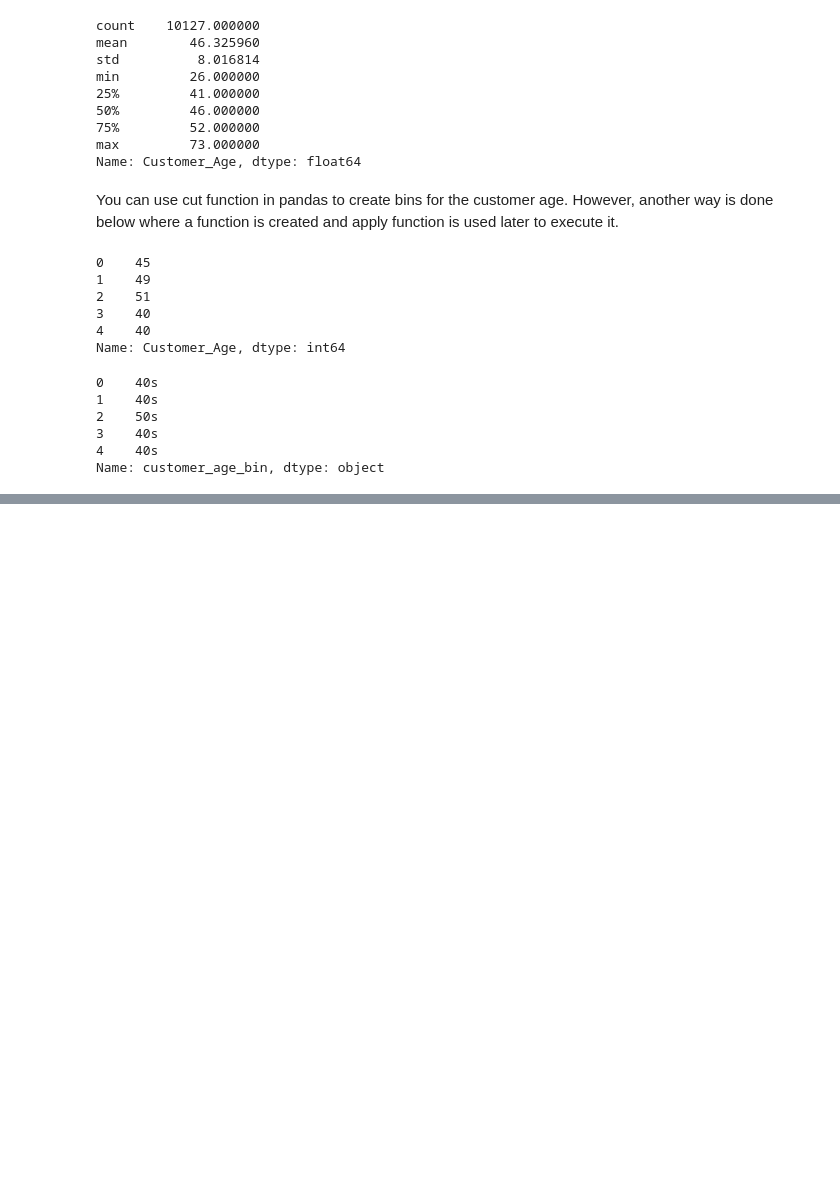
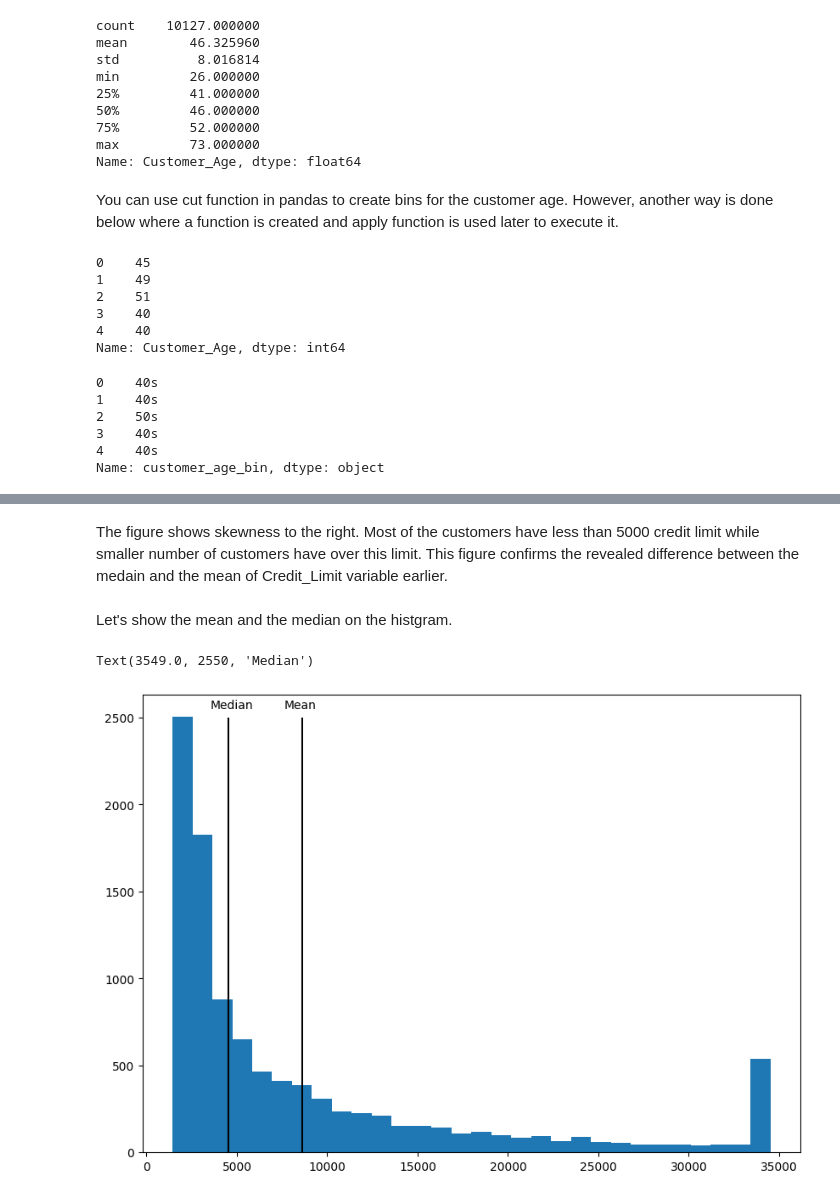
Before and after one commit to AlaaHmd/practical-python-for-data-professionals-4358485, a Jupyter notebook: data/Dirty Data.ipynb, the cells around one changed output, grey strips where cells are left out. Drawn from its saved outputs; the diff is of its cells as text; code cells hidden in the pictures; blank space fills up the shorter version.

```diff
--- a/data/Dirty Data.ipynb
+++ b/data/Dirty Data.ipynb
@@ -323,0 +385,17 @@ Name: customer_age_bin, dtype: object
+# %% [markdown]
+The figure shows skewness to the right. Most of the customers have less than 5000 credit limit while smaller number of customers have over this limit. This figure confirms the revealed difference between the medain and the mean of Credit_Limit variable earlier.
+# %% [markdown]
+Let's show the mean and the median on the histgram.
+# %%
+plt.figure(figsize=(10,7))
+# Use 30 bins for a better representation for the distribution
+plt.hist(dataset['Credit_Limit'], bins=30)
+plt.vlines(dataset['Credit_Limit'].mean(), 0, 2500, colors='Black')
+plt.vlines(dataset['Credit_Limit'].median(), 0, 2500,colors='Black')
+
+# Print the mean and median text over the vertical lines
+plt.text(dataset['Credit_Limit'].mean()-1000, 2500+50, 'Mean')
+plt.text(dataset['Credit_Limit'].median()-1000, 2500+50, 'Median')
+# %% [output]
+Text(3549.0, 2550, 'Median')
+[figure, added]
```
Also changed, not shown: parts of 19 cells of this notebook.
